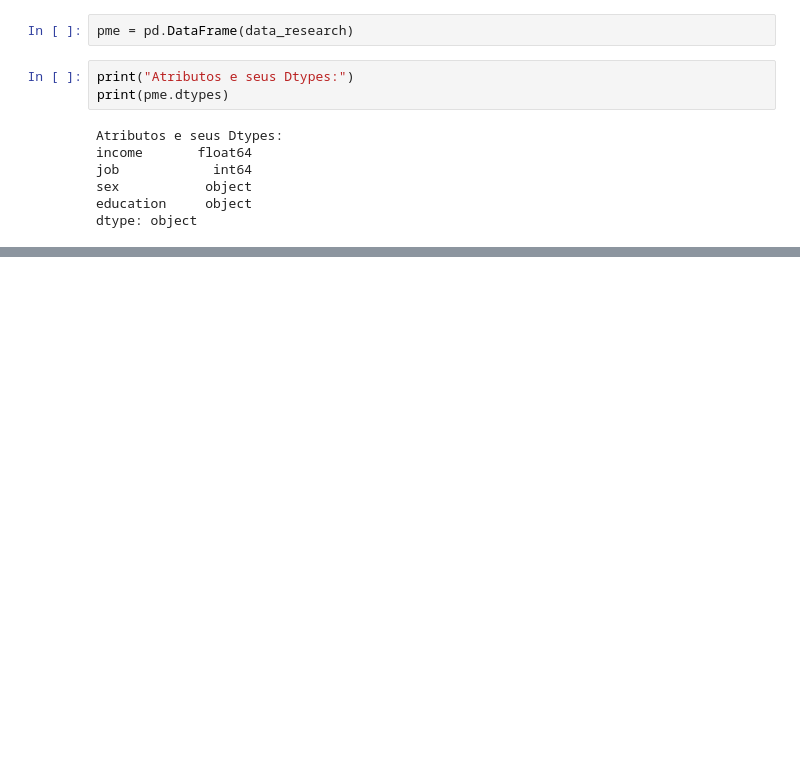
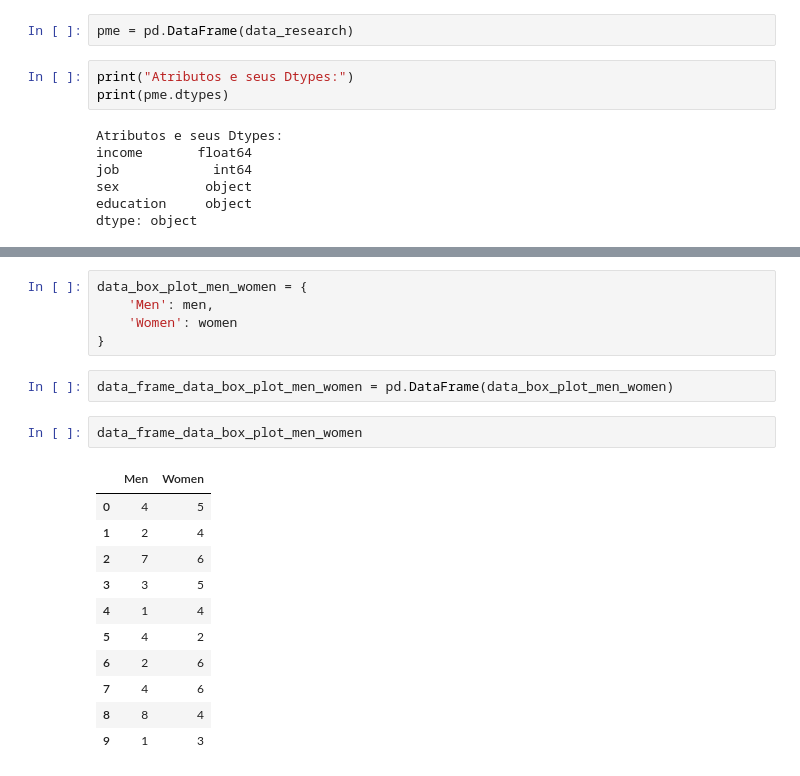
Before and after one commit to JoamirS/pandas-python, a Jupyter notebook: Projeto Bandeiras - UCI.ipynb, the cells around one changed output, grey strips where cells are left out. Drawn from its saved outputs; the diff is of its cells as text; blank space fills up the shorter version.

```diff
--- a/Projeto Bandeiras - UCI.ipynb
+++ b/Projeto Bandeiras - UCI.ipynb
@@ -116,0 +188,21 @@ dtype: object
+# %%
+data_box_plot_men_women = {
+    'Men': men,
+    'Women': women
+}
+# %%
+data_frame_data_box_plot_men_women = pd.DataFrame(data_box_plot_men_women)
+# %%
+data_frame_data_box_plot_men_women
+# %% [output]
+|  | Men | Women |
+| 0 | 4 | 5 |
+| 1 | 2 | 4 |
+| 2 | 7 | 6 |
+| 3 | 3 | 5 |
+| 4 | 1 | 4 |
+| 5 | 4 | 2 |
+| 6 | 2 | 6 |
+| 7 | 4 | 6 |
+| 8 | 8 | 4 |
+| 9 | 1 | 3 |
```
Also changed, not shown: parts of 26 cells of this notebook.
